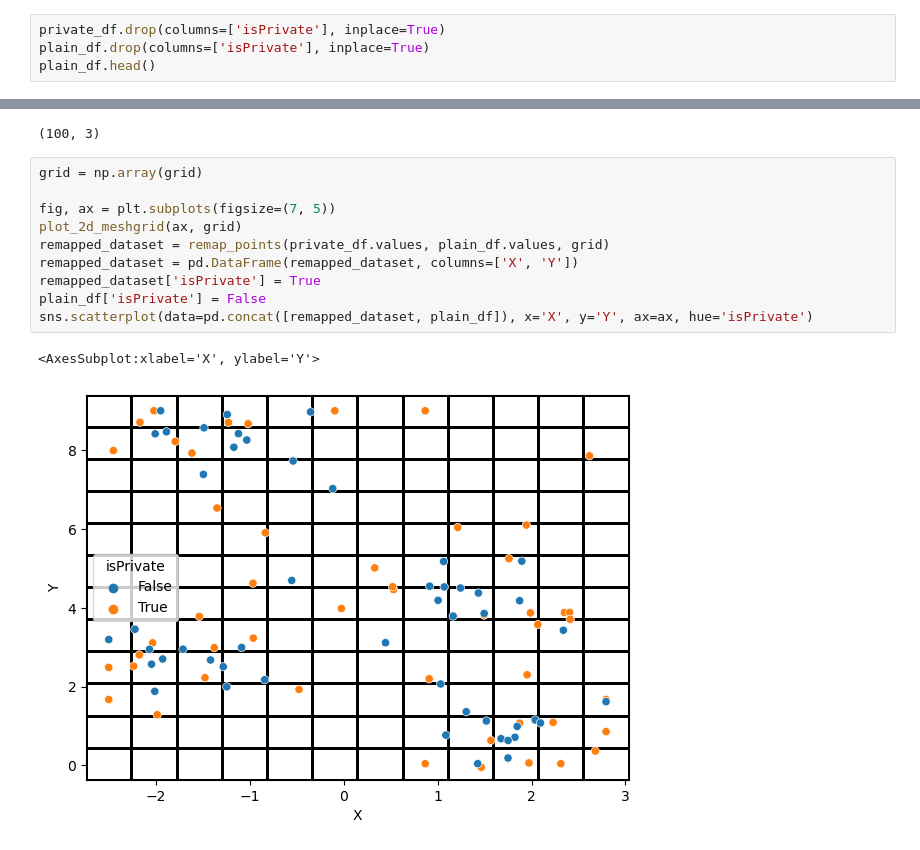
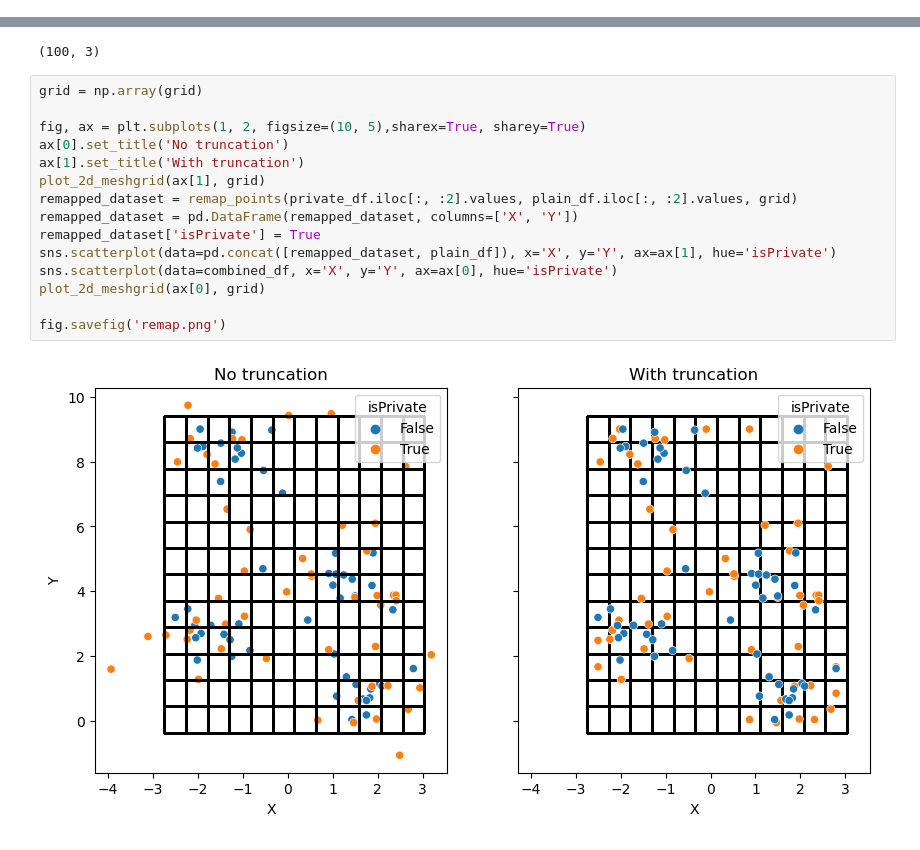
Before and after one commit to tjvanderende/privacy-preserved-clustering-with-nD-Laplace, a Jupyter notebook: RQ1/research/grid-truncation.ipynb, the cells around one changed output, grey strips where cells are left out. Saved outputs shown, nothing was run; the diff lists cells and outputs as text.

Commit message:
finish grid model

```diff
--- a/RQ1/research/grid-truncation.ipynb
+++ b/RQ1/research/grid-truncation.ipynb
@@ -89,7 +89,3 @@ sns.scatterplot(data=combined_df, x='X', y='Y', ax=ax, hue='isPrivate')
 plot_2d_meshgrid(ax, grid)
 # %% [output]
 [figure]
-# %%
-private_df.drop(columns=['isPrivate'], inplace=True)
-plain_df.drop(columns=['isPrivate'], inplace=True)
-plain_df.head()
@@ -107,13 +96,17 @@ combined_df.shape
 # %%
 grid = np.array(grid)
 
-fig, ax = plt.subplots(figsize=(7, 5))
-plot_2d_meshgrid(ax, grid)
-remapped_dataset = remap_points(private_df.values, plain_df.values, grid)
+fig, ax = plt.subplots(1, 2, figsize=(10, 5),sharex=True, sharey=True)
+ax[0].set_title('No truncation')
+ax[1].set_title('With truncation')
+plot_2d_meshgrid(ax[1], grid)
+remapped_dataset = remap_points(private_df.iloc[:, :2].values, plain_df.iloc[:, :2].values, grid)
 remapped_dataset = pd.DataFrame(remapped_dataset, columns=['X', 'Y'])
 remapped_dataset['isPrivate'] = True
-plain_df['isPrivate'] = False
-sns.scatterplot(data=pd.concat([remapped_dataset, plain_df]), x='X', y='Y', ax=ax, hue='isPrivate')
+sns.scatterplot(data=pd.concat([remapped_dataset, plain_df]), x='X', y='Y', ax=ax[1], hue='isPrivate')
+sns.scatterplot(data=combined_df, x='X', y='Y', ax=ax[0], hue='isPrivate')
+plot_2d_meshgrid(ax[0], grid)
+
+fig.savefig('remap.png')
 # %% [output]
-<AxesSubplot:xlabel='X', ylabel='Y'>
-[figure, old version]
+[figure, new version]
```
Also changed, not shown: parts of 1 cell of this notebook, 1 other file.
